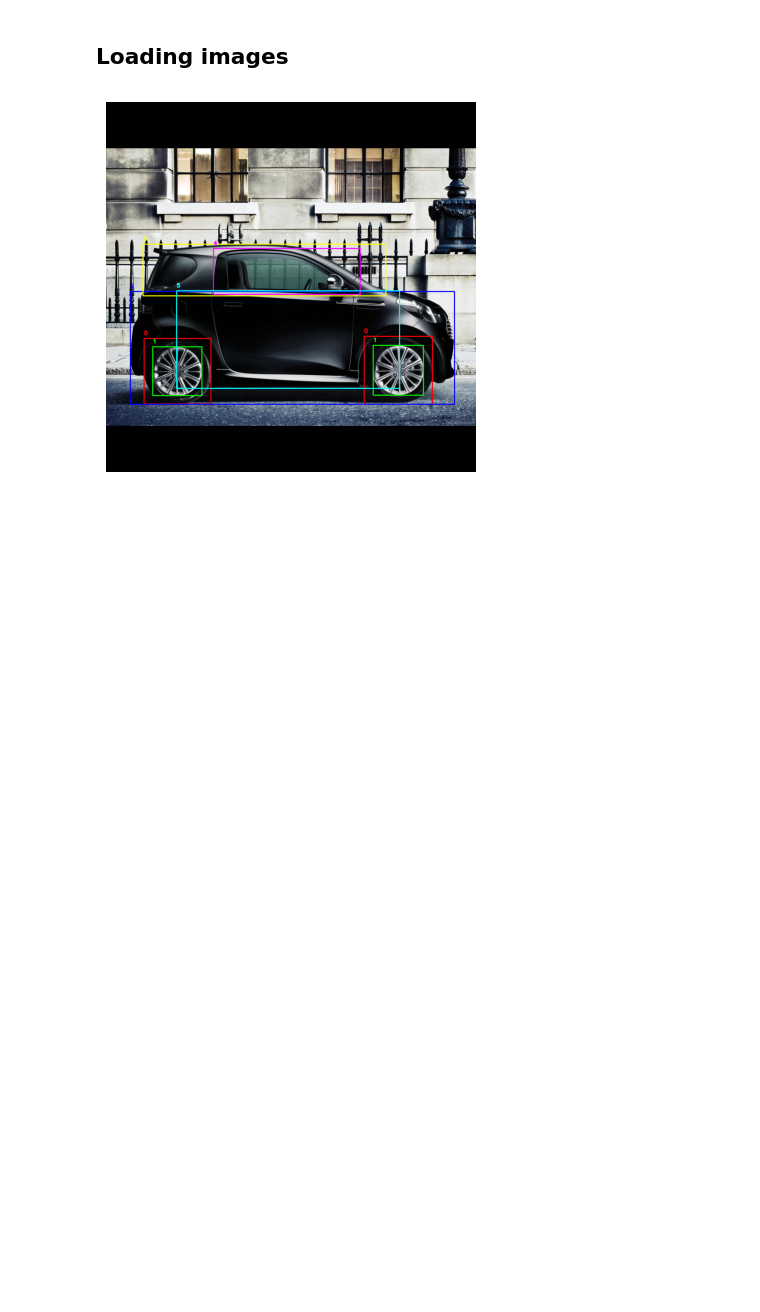
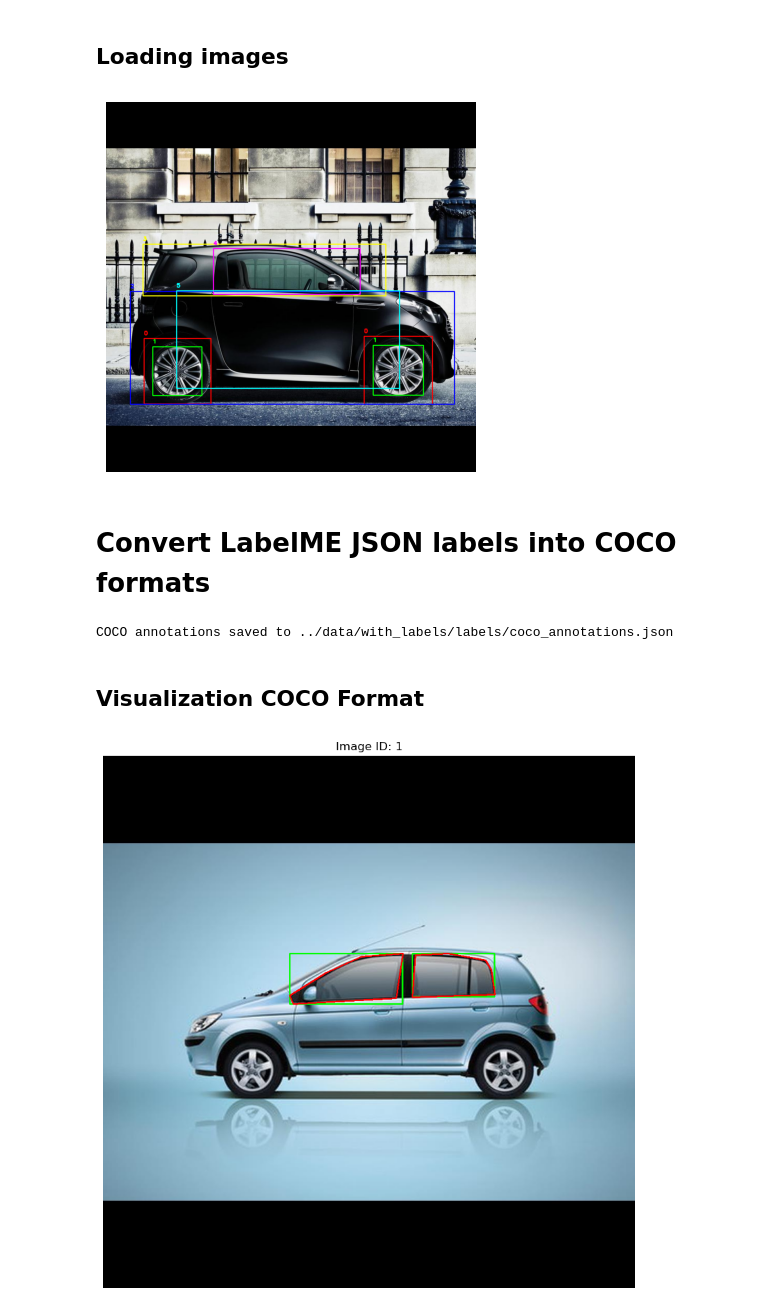
Before and after one commit to Tiazzo/Safety-System-Design, a Jupyter notebook: notebooks/data_exploration.ipynb, the cells around one changed output. Drawn from its saved outputs; the diff is of its cells as text; code cells hidden in the pictures; blank space fills up the shorter version.

Commit message:
add: JSON to COCO format and split utils

```diff
--- a/notebooks/data_exploration.ipynb
+++ b/notebooks/data_exploration.ipynb
@@ -91,3 +95,77 @@ with open(image_label_path, 'r') as file:
 draw_bounding_box(image_path, bounding_boxes)
 # %% [output]
 [figure]
+# %% [markdown]
+# Convert LabelME JSON labels into COCO formats
+# %%
+labelme_dir = "../data/with_labels/json"
+coco_labels_file = "../data/with_labels/labels/coco_annotations.json"
+labelme_to_coco(labelme_dir, coco_labels_file)
+# %% [output]
+COCO annotations saved to ../data/with_labels/labels/coco_annotations.json
+# %% [markdown]
+## Visualization COCO Format
+# %%
+import json
+import cv2
+import matplotlib.pyplot as plt
+from pathlib import Path
+
+def visualize_coco_annotations(coco_json, images_dir, num_samples=5):
+    """
+    Visualizes COCO annotations by overlaying bounding boxes and segmentation masks on images.
+
+    Parameters:
+        coco_json (str): Path to the COCO JSON file.
+        images_dir (str): Directory containing the images.
+        num_samples (int): Number of images to visualize.
+    """
+    # Load COCO JSON
+    with open(coco_json, 'r') as f:
+        coco_data = json.load(f)
+
+    # Map image IDs to image metadata
+    image_dict = {img["id"]: img for img in coco_data["images"]}
+
+    # Map annotations by image_id
+    annotations_by_image = {}
+    for ann in coco_data["annotations"]:
+        image_id = ann["image_id"]
+        if image_id not in annotations_by_image:
+            annotations_by_image[image_id] = []
+        annotations_by_image[image_id].append(ann)
+
+    # Visualize a subset of images
+    for img_id, img_data in list(image_dict.items())[:num_samples]:
+        img_path = Path(images_dir) / img_data["file_name"]
+        image = cv2.imread(str(img_path))
+        image = cv2.cvtColor(image, cv2.COLOR_BGR2RGB)  # Convert to RGB for Matplotlib
+
+        # Overlay annotations
+        if img_id in annotations_by_image:
+            for ann in annotations_by_image[img_id]:
+                # Draw bounding box
+                bbox = ann["bbox"]
+                x_min, y_min, width, height = map(int, bbox)
+                x_max, y_max = x_min + width, y_min + height
+                cv2.rectangle(image, (x_min, y_min), (x_max, y_max), color=(0, 255, 0), thickness=2)
+
+                # Draw segmentation (if available)
+                if "segmentation" in ann:
+                    points = ann["segmentation"][0]
+                    points = [(int(points[i]), int(points[i + 1])) for i in range(0, len(points), 2)]
+                    for i in range(len(points)):
+                        cv2.line(image, points[i], points[(i + 1) % len(points)], color=(255, 0, 0), thickness=2)
+
+        # Display the image with annotations
+        plt.figure(figsize=(10, 10))
+        plt.imshow(image)
+        plt.title(f"Image ID: {img_id}")
+        plt.axis("off")
+        plt.show()
+
+# Example usage
+images_dir = "../data/with_labels/images"        # Path to your image directory
+visualize_coco_annotations(coco_labels_file, images_dir, num_samples=1)
+# %% [output]
+[figure, added]
```
Also changed, not shown: parts of 1 cell of this notebook, 3 other files.
